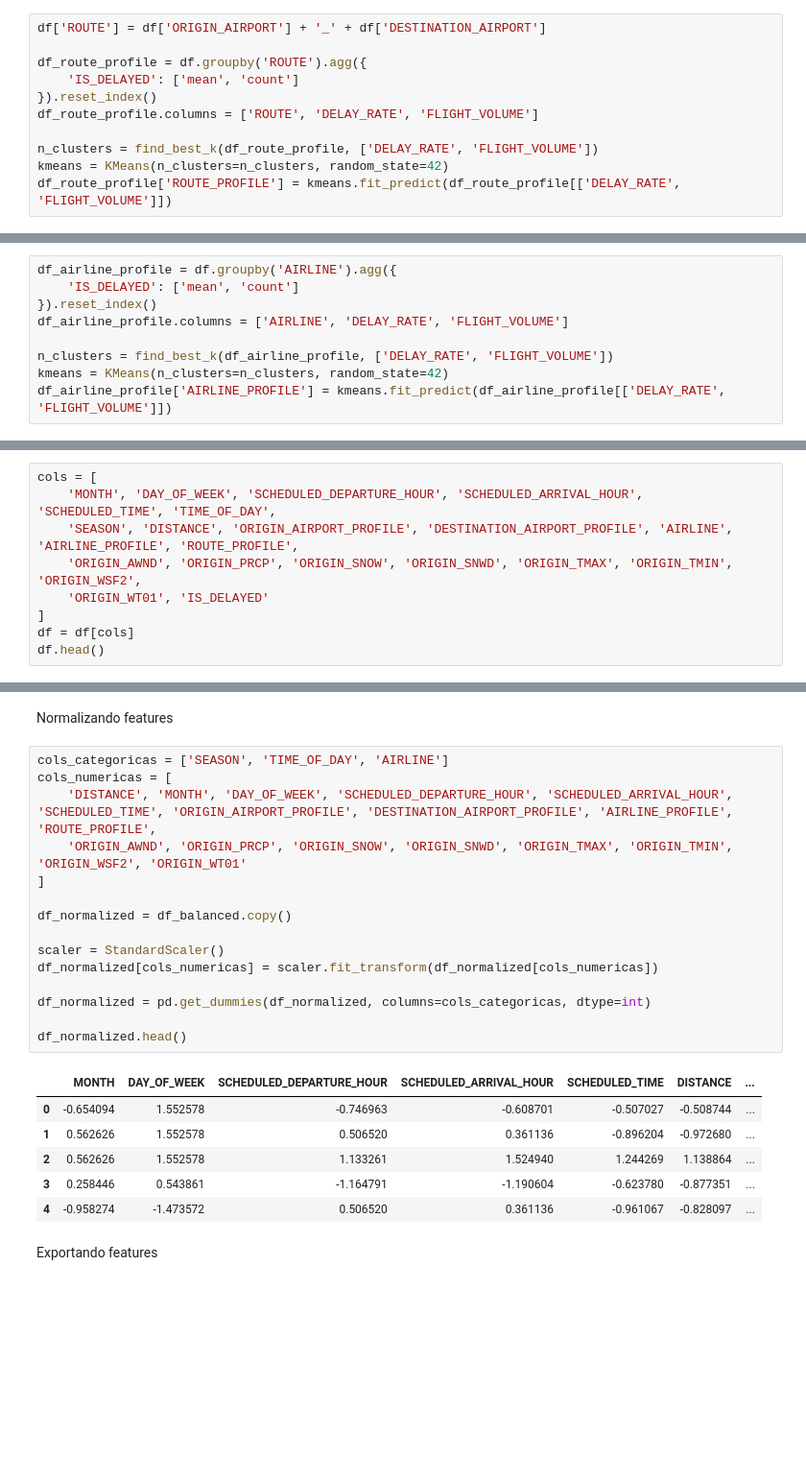
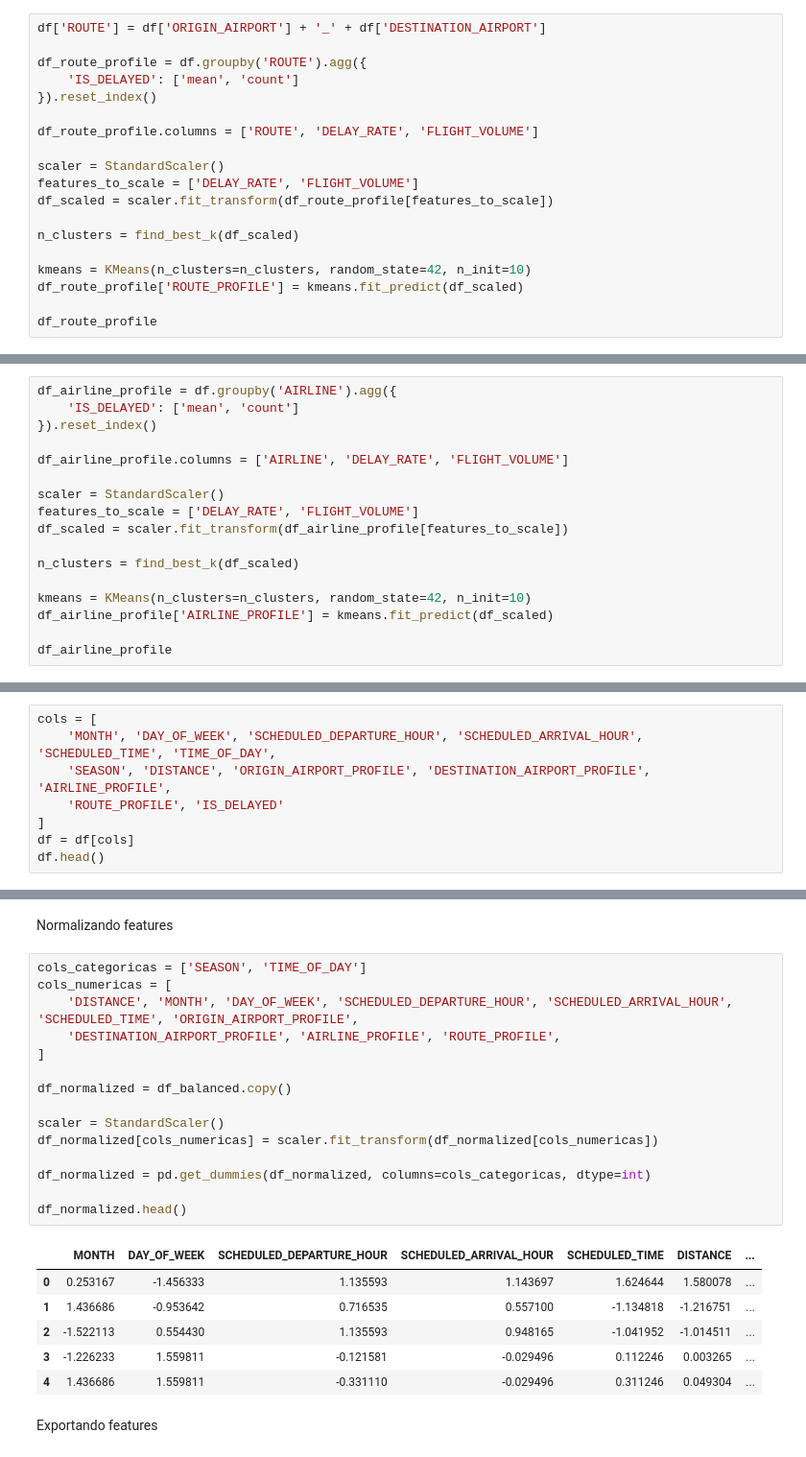
Before and after one commit to postech-mlengineering/postech-ml-engineering-fase-3-tech-challenge, a Jupyter notebook: notebooks/feature_engineering.ipynb, the cells around one changed output, grey strips where cells are left out. Shown at 96% size. Saved outputs shown, nothing was run; the diff lists cells and outputs as text; blank space fills up the shorter version.

```diff
--- a/notebooks/feature_engineering.ipynb
+++ b/notebooks/feature_engineering.ipynb
@@ -112,8 +134,16 @@ df['ROUTE'] = df['ORIGIN_AIRPORT'] + '_' + df['DESTINATION_AIRPORT']
 df_route_profile = df.groupby('ROUTE').agg({
     'IS_DELAYED': ['mean', 'count']
 }).reset_index()
+
 df_route_profile.columns = ['ROUTE', 'DELAY_RATE', 'FLIGHT_VOLUME']
 
-n_clusters = find_best_k(df_route_profile, ['DELAY_RATE', 'FLIGHT_VOLUME'])
-kmeans = KMeans(n_clusters=n_clusters, random_state=42)
-df_route_profile['ROUTE_PROFILE'] = kmeans.fit_predict(df_route_profile[['DELAY_RATE', 'FLIGHT_VOLUME']])
+scaler = StandardScaler()
+features_to_scale = ['DELAY_RATE', 'FLIGHT_VOLUME']
+df_scaled = scaler.fit_transform(df_route_profile[features_to_scale])
+
+n_clusters = find_best_k(df_scaled)
+
+kmeans = KMeans(n_clusters=n_clusters, random_state=42, n_init=10)
+df_route_profile['ROUTE_PROFILE'] = kmeans.fit_predict(df_scaled)
+
+df_route_profile
@@ -137,8 +181,16 @@ Definindo perfil da companhia aérea
 df_airline_profile = df.groupby('AIRLINE').agg({
     'IS_DELAYED': ['mean', 'count']
 }).reset_index()
+
 df_airline_profile.columns = ['AIRLINE', 'DELAY_RATE', 'FLIGHT_VOLUME']
 
-n_clusters = find_best_k(df_airline_profile, ['DELAY_RATE', 'FLIGHT_VOLUME'])
-kmeans = KMeans(n_clusters=n_clusters, random_state=42)
-df_airline_profile['AIRLINE_PROFILE'] = kmeans.fit_predict(df_airline_profile[['DELAY_RATE', 'FLIGHT_VOLUME']])
+scaler = StandardScaler()
+features_to_scale = ['DELAY_RATE', 'FLIGHT_VOLUME']
+df_scaled = scaler.fit_transform(df_airline_profile[features_to_scale])
+
+n_clusters = find_best_k(df_scaled)
+
+kmeans = KMeans(n_clusters=n_clusters, random_state=42, n_init=10)
+df_airline_profile['AIRLINE_PROFILE'] = kmeans.fit_predict(df_scaled)
+
+df_airline_profile
@@ -235,9 +267,8 @@ Selecionando features
 # %%
 cols = [
     'MONTH', 'DAY_OF_WEEK', 'SCHEDULED_DEPARTURE_HOUR', 'SCHEDULED_ARRIVAL_HOUR', 'SCHEDULED_TIME', 'TIME_OF_DAY',
-    'SEASON', 'DISTANCE', 'ORIGIN_AIRPORT_PROFILE', 'DESTINATION_AIRPORT_PROFILE', 'AIRLINE', 'AIRLINE_PROFILE', 'ROUTE_PROFILE',
-    'ORIGIN_AWND', 'ORIGIN_PRCP', 'ORIGIN_SNOW', 'ORIGIN_SNWD', 'ORIGIN_TMAX', 'ORIGIN_TMIN', 'ORIGIN_WSF2',
-    'ORIGIN_WT01', 'IS_DELAYED'
+    'SEASON', 'DISTANCE', 'ORIGIN_AIRPORT_PROFILE', 'DESTINATION_AIRPORT_PROFILE', 'AIRLINE_PROFILE',
+    'ROUTE_PROFILE', 'IS_DELAYED'
 ]
 df = df[cols]
 df.head()
@@ -301,27 +332,27 @@ df_balanced = df_balanced.sample(frac=1, random_state=42).reset_index(drop=True)
 # %% [markdown]
 Normalizando features
 # %%
-cols_categoricas = ['SEASON', 'TIME_OF_DAY', 'AIRLINE']
+cols_categoricas = ['SEASON', 'TIME_OF_DAY']
 cols_numericas = [
-    'DISTANCE', 'MONTH', 'DAY_OF_WEEK', 'SCHEDULED_DEPARTURE_HOUR', 'SCHEDULED_ARRIVAL_HOUR', 'SCHEDULED_TIME', 'ORIGIN_AIRPORT_PROFILE', 'DESTINATION_AIRPORT_PROFILE', 'AIRLINE_PROFILE', 'ROUTE_PROFILE',
-    'ORIGIN_AWND', 'ORIGIN_PRCP', 'ORIGIN_SNOW', 'ORIGIN_SNWD', 'ORIGIN_TMAX', 'ORIGIN_TMIN', 'ORIGIN_WSF2', 'ORIGIN_WT01'
+    'DISTANCE', 'MONTH', 'DAY_OF_WEEK', 'SCHEDULED_DEPARTURE_HOUR', 'SCHEDULED_ARRIVAL_HOUR', 'SCHEDULED_TIME', 'ORIGIN_AIRPORT_PROFILE',
+    'DESTINATION_AIRPORT_PROFILE', 'AIRLINE_PROFILE', 'ROUTE_PROFILE',
 ]
 
 df_normalized = df_balanced.copy()
 
 scaler = StandardScaler()
 df_normalized[cols_numericas] = scaler.fit_transform(df_normalized[cols_numericas])
 
 df_normalized = pd.get_dummies(df_normalized, columns=cols_categoricas, dtype=int)
 
 df_normalized.head()
 # %% [output]
 |  | MONTH | DAY_OF_WEEK | SCHEDULED_DEPARTURE_HOUR | SCHEDULED_ARRIVAL_HOUR | SCHEDULED_TIME | DISTANCE | ... |
-| 0 | -0.654094 | 1.552578 | -0.746963 | -0.608701 | -0.507027 | -0.508744 | ... |
-| 1 | 0.562626 | 1.552578 | 0.506520 | 0.361136 | -0.896204 | -0.972680 | ... |
-| 2 | 0.562626 | 1.552578 | 1.133261 | 1.524940 | 1.244269 | 1.138864 | ... |
-| 3 | 0.258446 | 0.543861 | -1.164791 | -1.190604 | -0.623780 | -0.877351 | ... |
-| 4 | -0.958274 | -1.473572 | 0.506520 | 0.361136 | -0.961067 | -0.828097 | ... |
+| 0 | 0.253167 | -1.456333 | 1.135593 | 1.143697 | 1.624644 | 1.580078 | ... |
+| 1 | 1.436686 | -0.953642 | 0.716535 | 0.557100 | -1.134818 | -1.216751 | ... |
+| 2 | -1.522113 | 0.554430 | 1.135593 | 0.948165 | -1.041952 | -1.014511 | ... |
+| 3 | -1.226233 | 1.559811 | -0.121581 | -0.029496 | 0.112246 | 0.003265 | ... |
+| 4 | 1.436686 | 1.559811 | -0.331110 | -0.029496 | 0.311246 | 0.049304 | ... |
 # %% [markdown]
 Exportando features
 # %%
```
Also changed, not shown: parts of 14 cells of this notebook, 2 other files.
